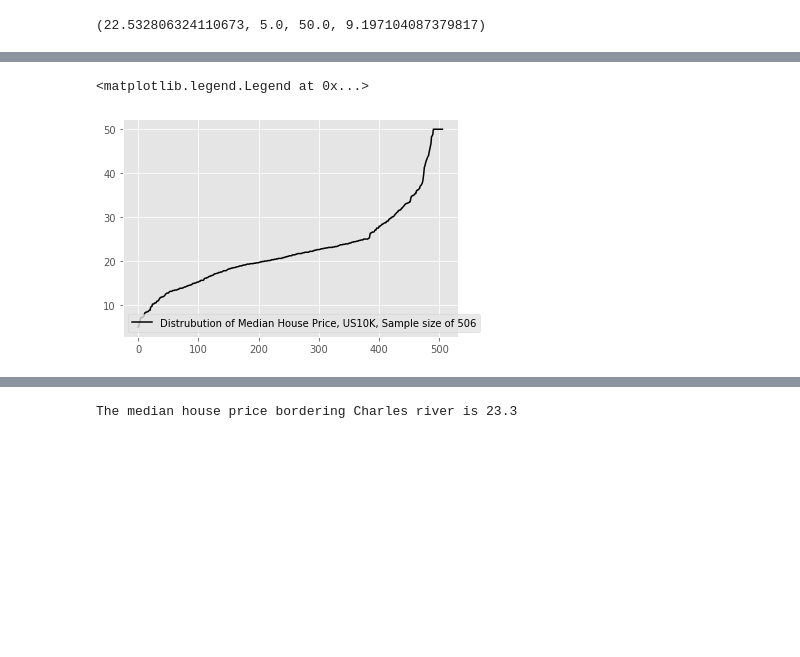
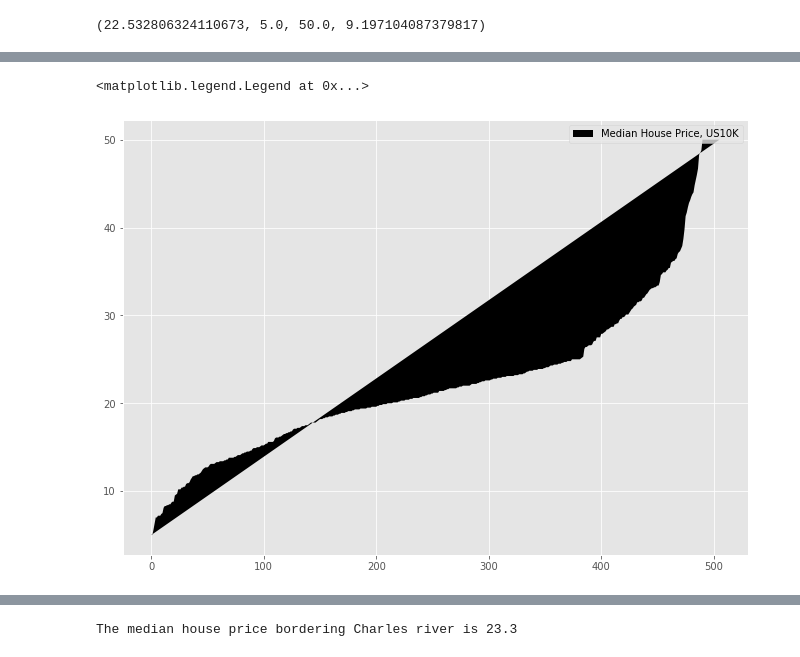
Before and after one commit to healyshane/machine-learn, a Jupyter notebook: machineAssignment.ipynb, the cells around one changed output, grey strips where cells are left out. Drawn from its saved outputs; the diff is of its cells as text; code cells hidden in the pictures; blank space fills up the shorter version.

```diff
--- a/machineAssignment.ipynb
+++ b/machineAssignment.ipynb
@@ -10,7 +10,7 @@ import scipy.stats as stats
 import seaborn as sns
 
 plt.style.use('ggplot')
-plt.rcParams['figure.figsize'] = 14, 10
+plt.rcParams['figure.figsize'] = 11.2, 8
 # %%
 # Data Set from Github, https://raw.githubusercontent.com/selva86/datasets/master/BostonHousing.csv
 
@@ -125,13 +122,13 @@ RAD  = df['rad']
 # %%
 x = np.arange(0.0, 506, 1.0)
 
 medv = np.sort(MEDV)
 
-plt.plot(x, medv, 'k-', label="Distrubution of Median House Price, US10K, Sample size of 506")
+plt.fill(x, medv, 'k-', label="Median House Price, US10K")
 plt.legend()
 # %% [output]
 <matplotlib.legend.Legend at 0x...>
-[figure, old version]
+[figure, new version]
 # %%
 x = np.arange(1, 507, 1.0)
 
```
Also changed, not shown: parts of 60 cells of this notebook.
